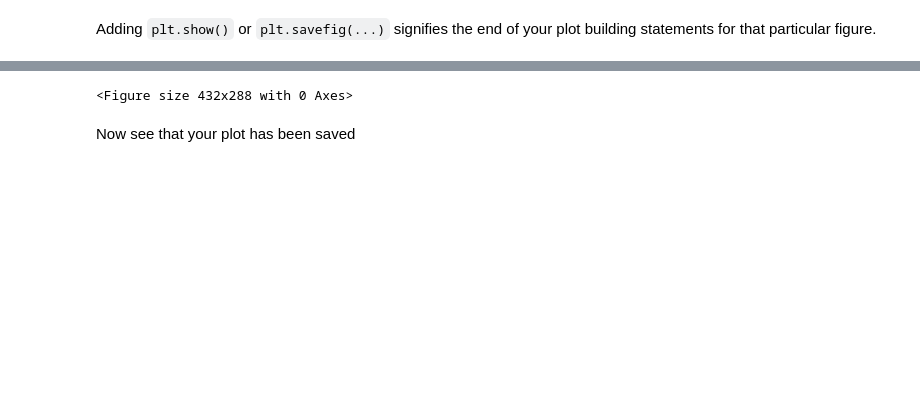
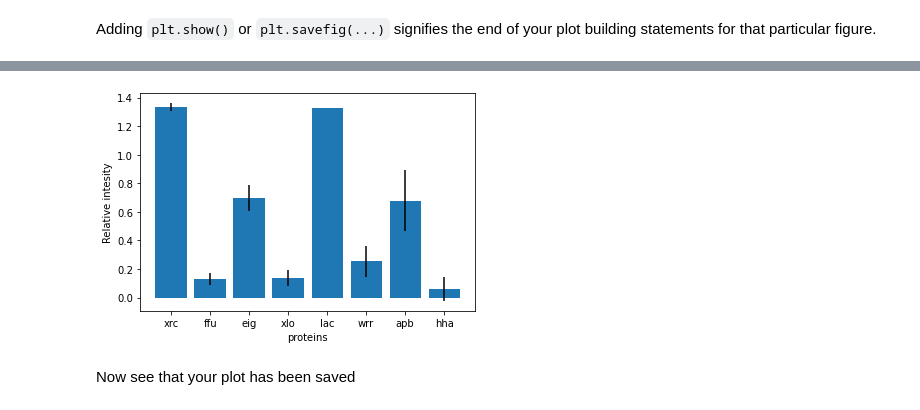
Before and after one commit to bnel1201/python_plotting_tutorial, a Jupyter notebook: 01_plotting.ipynb, the cells around one changed output, grey strips where cells are left out. Saved outputs shown, nothing was run; the diff lists cells and outputs as text; code cells hidden in the pictures; blank space fills up the shorter version.

```diff
--- a/01_plotting.ipynb
+++ b/01_plotting.ipynb
@@ -157,10 +213,10 @@ It's good practice to make functions whenever it makes sense to.
 
 To do this start with your inputs, here your protein intensities and names, and then put all of the intermediate calculations and values in the function to hide them away
 # %%
-def make_bar_plot(protein_names, heights):
+def make_bar_plot(protein_names, heights, error=make_y_error()):
     x = list(range(len(height)))
     fig, ax = plt.subplots()
-    ax.bar(list(range(len(x))), height)
+    ax.bar(list(range(len(x))), height, yerr=error)
     plt.xlabel("proteins")
     plt.ylabel("Relative intesity")
     ax.set_xticks(x)
@@ -172,8 +228,8 @@ make_bar_plot(protein_names, height)
 # %%
-make_bar_plot
+make_bar_plot(protein_names, height)
 plt.savefig('mybarplot.png')
 # %% [output]
-<Figure size 432x288 with 0 Axes>
+[figure, added]
 # %% [markdown]
 Now see that your plot has been saved
 # %%
```
Also changed, not shown: parts of 18 cells of this notebook, 3 other files.
